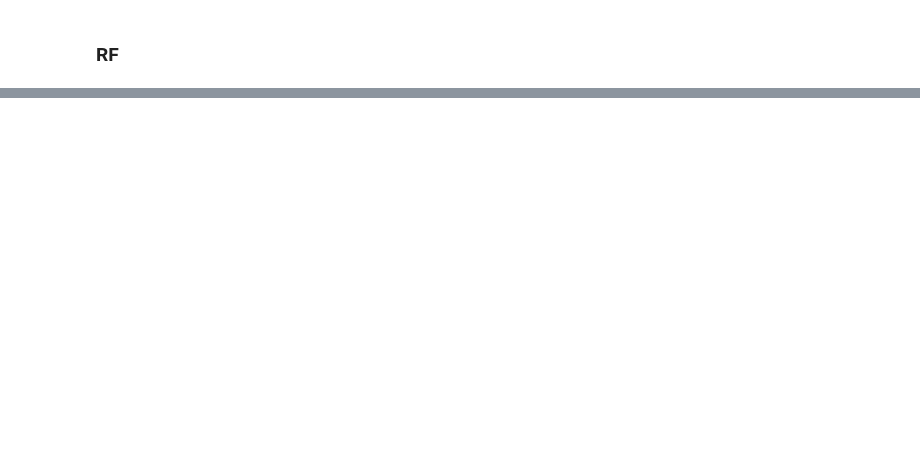
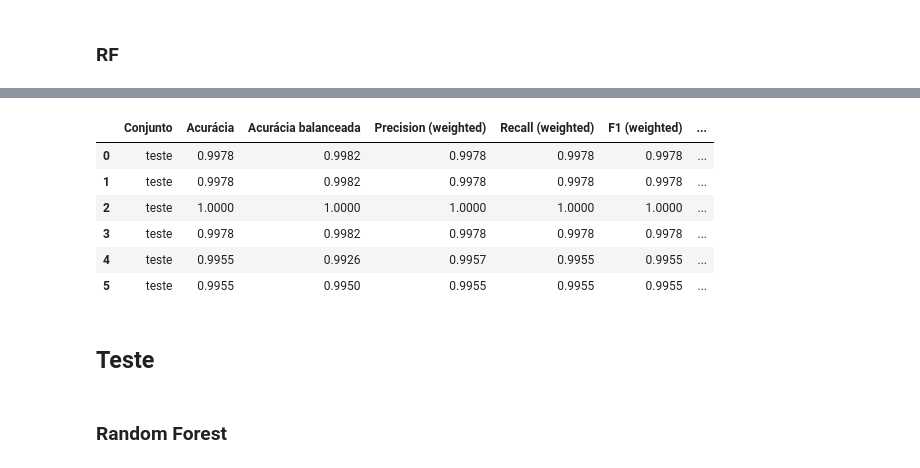
Before and after one commit to Rodrigo-Lusa/ml_isolados_brasileiros, a Jupyter notebook: notebooks/07_classificacao.ipynb, the cells around one changed output, grey strips where cells are left out. Saved outputs shown, nothing was run; the diff lists cells and outputs as text; code cells hidden in the pictures; blank space fills up the shorter version.

```diff
--- a/notebooks/07_classificacao.ipynb
+++ b/notebooks/07_classificacao.ipynb
@@ -243,0 +341,14 @@ array([1, 5, 4, 1, 1, 2, 5, 3, 2, 3, 3, 3, 1, 3, 5, 1, 1, 3, 3, 3, 2, 4,
+# %%
+report_final
+# %% [output]
+|  | Conjunto | Acurácia | Acurácia balanceada | Precision (weighted) | Recall (weighted) | F1 (weighted) | ... |
+| 0 | teste | 0.9978 | 0.9982 | 0.9978 | 0.9978 | 0.9978 | ... |
+| 1 | teste | 0.9978 | 0.9982 | 0.9978 | 0.9978 | 0.9978 | ... |
+| 2 | teste | 1.0000 | 1.0000 | 1.0000 | 1.0000 | 1.0000 | ... |
+| 3 | teste | 0.9978 | 0.9982 | 0.9978 | 0.9978 | 0.9978 | ... |
+| 4 | teste | 0.9955 | 0.9926 | 0.9957 | 0.9955 | 0.9955 | ... |
+| 5 | teste | 0.9955 | 0.9950 | 0.9955 | 0.9955 | 0.9955 | ... |
+# %% [markdown]
+## Teste
+# %% [markdown]
+### Random Forest
```
Also changed, not shown: parts of 28 cells of this notebook, 2 other files.
